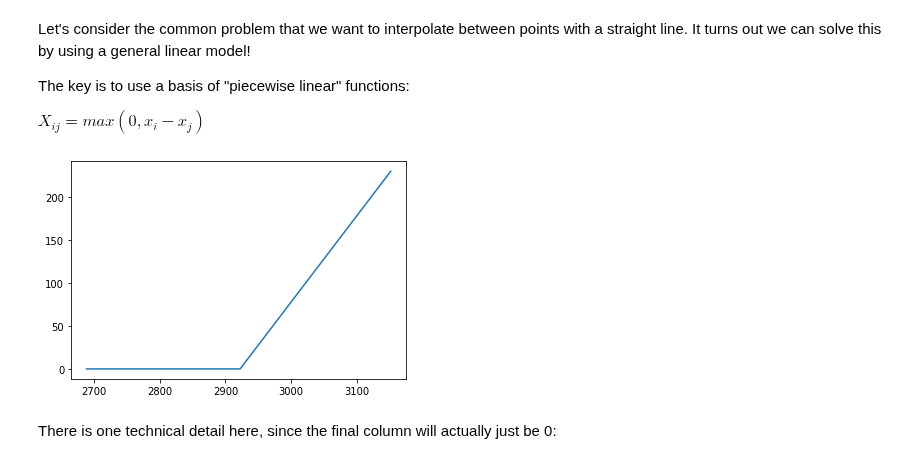
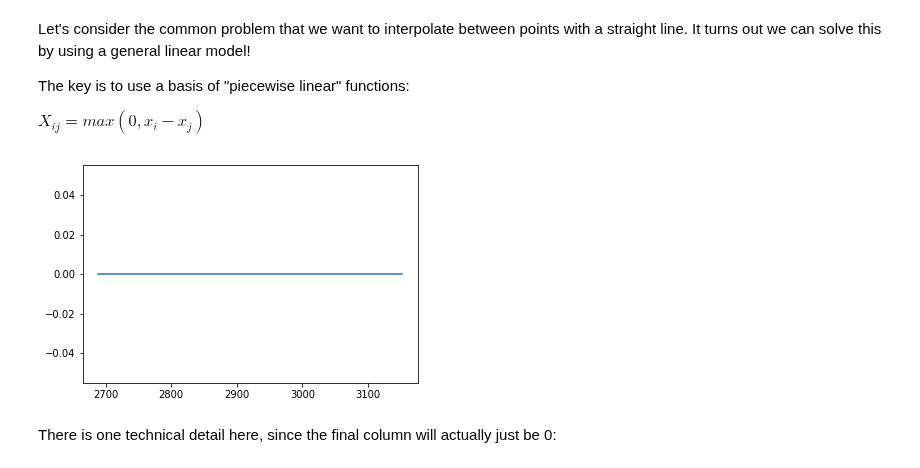
Before and after one commit to medford-group/data_analytics_ChE, a Jupyter notebook: 2-regression/lecture-non_parametric_models.ipynb, the cells around one changed output. Drawn from its saved outputs; the diff is of its cells as text; code cells hidden in the pictures.

```diff
--- a/2-regression/lecture-non_parametric_models.ipynb
+++ b/2-regression/lecture-non_parametric_models.ipynb
@@ -80,18 +80,18 @@ $X_{ij} = max(0, x_i-x_j)$
 # %%
 def piecewise_linear(x):
     N = len(x)
     X = np.zeros((N,N))
     for i in range(N):
         for j in range(N):
             X[i,j] = max(0, x[i] - x[j])
     return X
 
 X = piecewise_linear(x_peak)
 
 fig, ax = plt.subplots()
-ax.plot(x_peak, X[:,50]);
+ax.plot(x_peak, X[:,99]);
 # %% [output]
-[figure, old version]
+[figure, new version]
 # %% [markdown]
 There is one technical detail here, since the final column will actually just be 0:
 # %%
```
Also changed, not shown: parts of 11 cells of this notebook, 4 other files.
